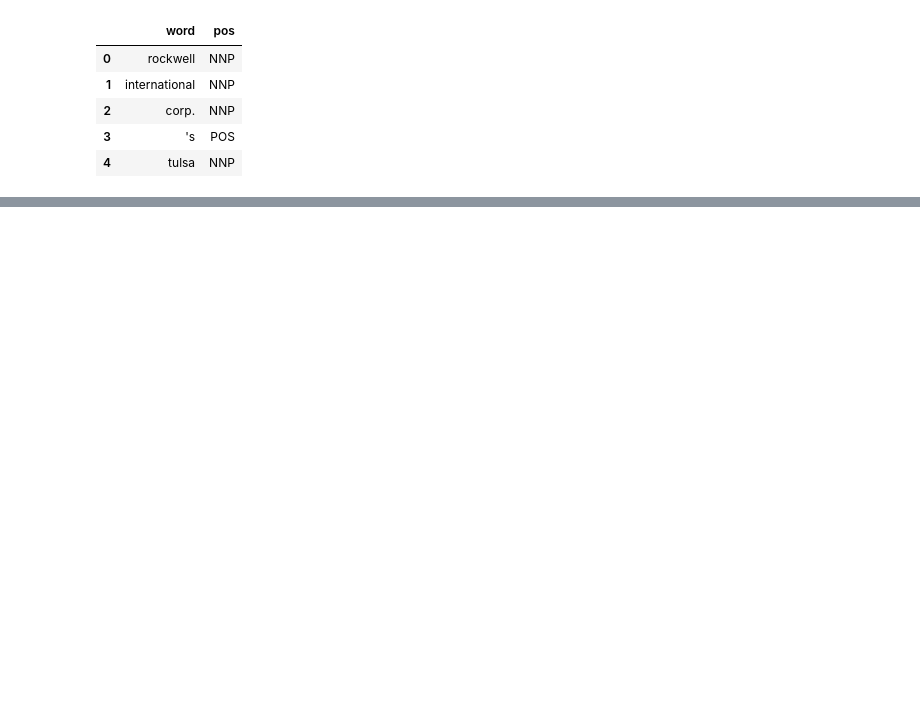
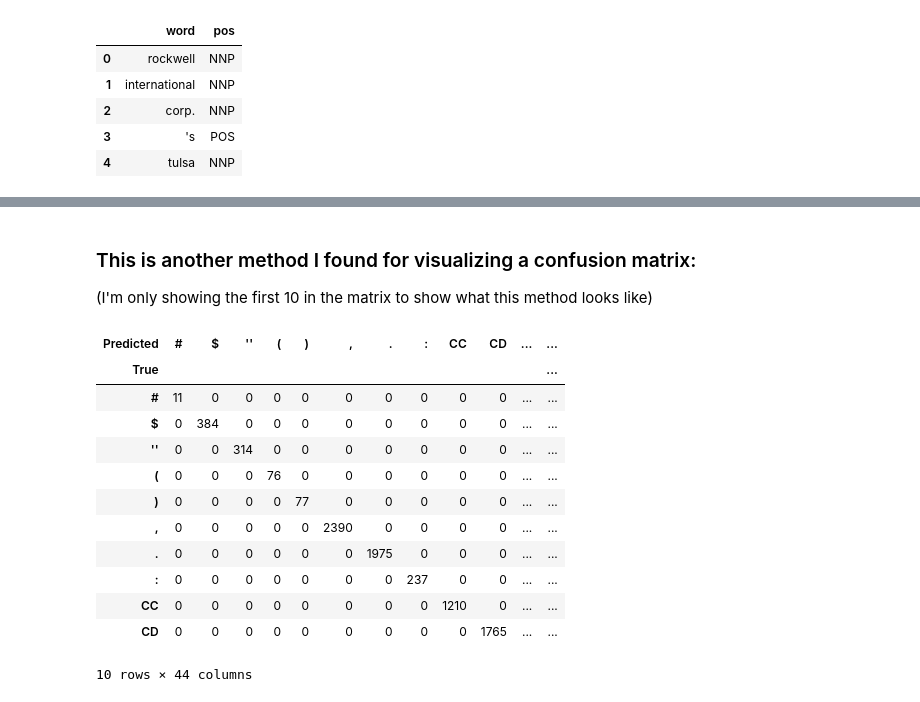
Before and after one commit to Emanuelh77/NLP, a Jupyter notebook: A3/A3-hmm.ipynb, the cells around one changed output, grey strips where cells are left out. Saved outputs shown, nothing was run; the diff lists cells and outputs as text; code cells hidden in the pictures; blank space fills up the shorter version.

```diff
--- a/A3/A3-hmm.ipynb
+++ b/A3/A3-hmm.ipynb
@@ -70,14 +74,0 @@ Pwt('pound','NN')
-# %%
-sequence = ['this', 'is', 'not', 'the', 'time', 'for', 'surrender']
-
-#list of tuples where there first position is the pos and second is the P of the word given the pos
-emissions = []
-
-#list of tuple where the first position is the ppos and the second the P of pos given ppos
-transitions = []
-
-for word in sequence:
-    emission = [(t,Pwt(word, t)) for t in train.pos]
-    transition = [(tprev,Ptt(ti,tprev)) for ti in pos for tprev,prob in emission]
-    emissions.append(emission)
-    transitions.append(transition)
@@ -96,0 +142,22 @@ test.head()
+# %% [markdown]
+### This is another method I found for visualizing a confusion matrix:
+
+(I'm only showing the first 10 in the matrix to show what this method looks like)
+# %%
+y_true = pd.Series(test.pos)
+y_pred = pd.Series(max_tags)
+pd.crosstab(y_true, y_pred, rownames=['True'], colnames=['Predicted'], margins=True)[:10]
+# %% [output]
+| Predicted | # | $ | '' | ( | ) | , | . | : | CC | CD | ... | ... |
+| True |  |  |  |  |  |  |  |  |  |  |  | ... |
+| # | 11 | 0 | 0 | 0 | 0 | 0 | 0 | 0 | 0 | 0 | ... | ... |
+| $ | 0 | 384 | 0 | 0 | 0 | 0 | 0 | 0 | 0 | 0 | ... | ... |
+| '' | 0 | 0 | 314 | 0 | 0 | 0 | 0 | 0 | 0 | 0 | ... | ... |
+| ( | 0 | 0 | 0 | 76 | 0 | 0 | 0 | 0 | 0 | 0 | ... | ... |
+| ) | 0 | 0 | 0 | 0 | 77 | 0 | 0 | 0 | 0 | 0 | ... | ... |
+| , | 0 | 0 | 0 | 0 | 0 | 2390 | 0 | 0 | 0 | 0 | ... | ... |
+| . | 0 | 0 | 0 | 0 | 0 | 0 | 1975 | 0 | 0 | 0 | ... | ... |
+| : | 0 | 0 | 0 | 0 | 0 | 0 | 0 | 237 | 0 | 0 | ... | ... |
+| CC | 0 | 0 | 0 | 0 | 0 | 0 | 0 | 0 | 1210 | 0 | ... | ... |
+| CD | 0 | 0 | 0 | 0 | 0 | 0 | 0 | 0 | 0 | 1765 | ... | ... |
+10 rows × 44 columns
```
Also changed, not shown: parts of 16 cells of this notebook, 2 other files.
